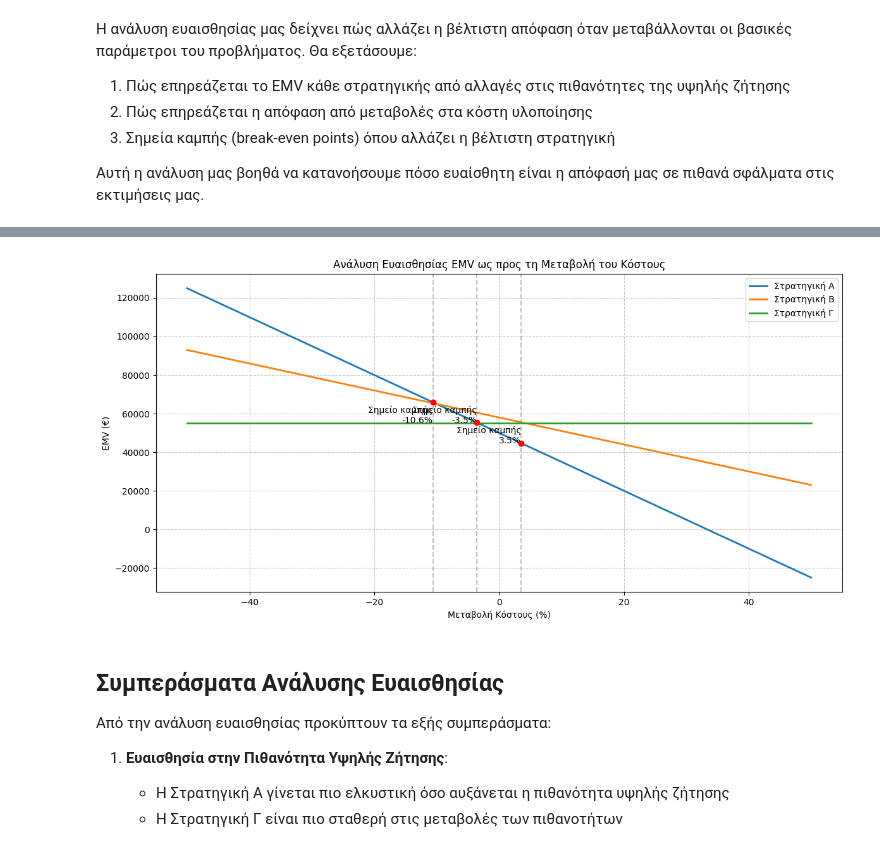
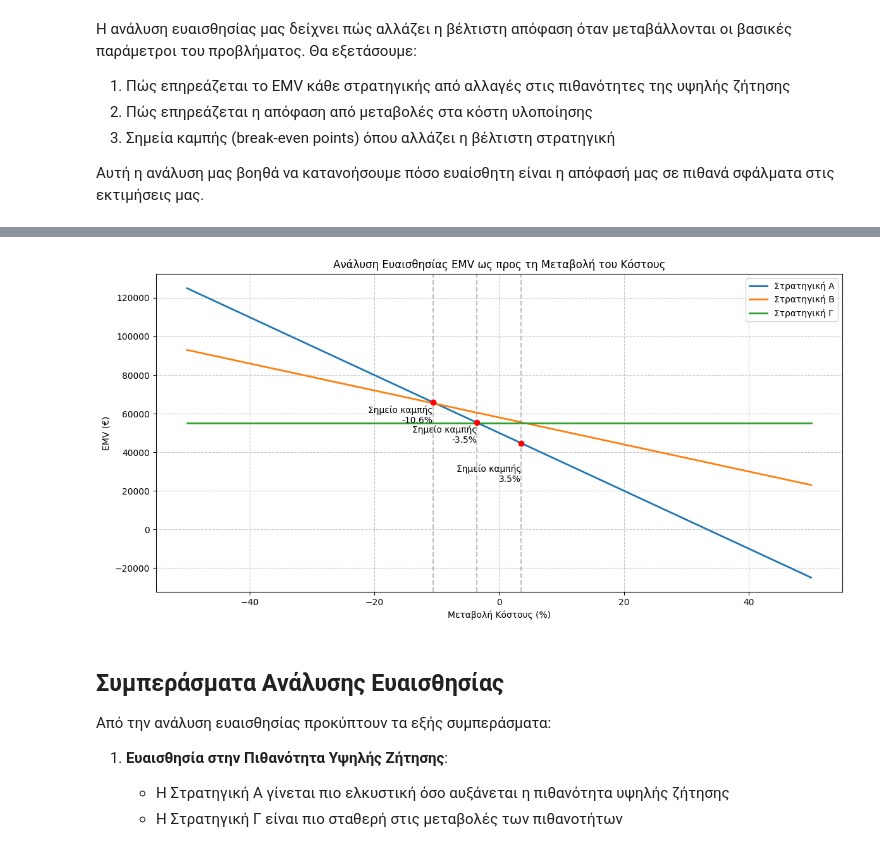
Before and after one commit to KostasPapadooo/it2022141_2022119, a Jupyter notebook: decision_tree_analysis.ipynb, the cells around one changed output, grey strips where cells are left out. Saved outputs shown, nothing was run; the diff lists cells and outputs as text; code cells hidden in the pictures.

```diff
--- a/decision_tree_analysis.ipynb
+++ b/decision_tree_analysis.ipynb
@@ -363,16 +367,24 @@ plt.title('Ανάλυση Ευαισθησίας EMV ως προς την Πιθ
 plt.legend()
 
 # Εύρεση και επισήμανση σημείων τομής
+intersection_points = []
 for i in range(len(prob_high)-1):
     if (np.sign(emv_a[i] - emv_b[i]) != np.sign(emv_a[i+1] - emv_b[i+1]) or
         np.sign(emv_b[i] - emv_c[i]) != np.sign(emv_b[i+1] - emv_c[i+1]) or
         np.sign(emv_a[i] - emv_c[i]) != np.sign(emv_a[i+1] - emv_c[i+1])):
 
-        plt.scatter(prob_high[i] * 100, emv_a[i], color='red', zorder=5)
-        plt.axvline(x=prob_high[i] * 100, color='gray', linestyle='--', alpha=0.5)
-        plt.text(prob_high[i] * 100, min(emv_a[i], emv_b[i], emv_c[i]),
-                f'Σημείο καμπής\n{prob_high[i]*100:.1f}%',
-                horizontalalignment='right')
+        intersection_points.append((prob_high[i] * 100, emv_a[i]))
+
+# Σχεδίαση σημείων τομής με διαφορετικά ύψη για τις ετικέτες
+for idx, (x, y) in enumerate(intersection_points):
+    plt.scatter(x, y, color='red', zorder=5)
+    plt.axvline(x=x, color='gray', linestyle='--', alpha=0.5)
+    # Υπολογισμός διαφορετικού ύψους για κάθε ετικέτα
+    label_y = min(emv_a[int(x/100*len(prob_high))],
+                 emv_b[int(x/100*len(prob_high))],
+                 emv_c[int(x/100*len(prob_high))]) + idx * 10000  # Μετατόπιση προς τα κάτω
+    plt.text(x, label_y, f'Σημείο καμπής\n{x:.1f}%',
+            horizontalalignment='right')
 
 plt.tight_layout()
 plt.show()
@@ -394,39 +406,47 @@ for var in cost_variation:
     # Υπολογισμός νέων EMV με προσαρμοσμένα κόστη
     new_cost_a = base_cost_a * (1 + var)
     new_cost_b = base_cost_b * (1 + var)
 
     emv_a_cost.append(200000 - new_cost_a)  # Χρήση του αναμενόμενου εσόδου από πριν
     emv_b_cost.append(128000 - new_cost_b)
     emv_c_cost.append(55000)  # Σταθερό καθώς δεν έχει κόστος
 
 # Δημιουργία του γραφήματος
 plt.figure(figsize=(12, 6))
 plt.plot(cost_variation * 100, emv_a_cost, label='Στρατηγική A', linewidth=2)
 plt.plot(cost_variation * 100, emv_b_cost, label='Στρατηγική B', linewidth=2)
 plt.plot(cost_variation * 100, emv_c_cost, label='Στρατηγική Γ', linewidth=2)
 
 plt.grid(True, linestyle='--', alpha=0.7)
 plt.xlabel('Μεταβολή Κόστους (%)')
 plt.ylabel('EMV (€)')
 plt.title('Ανάλυση Ευαισθησίας EMV ως προς τη Μεταβολή του Κόστους')
 plt.legend()
 
 # Εύρεση και επισήμανση σημείων τομής
+intersection_points = []
 for i in range(len(cost_variation)-1):
     if (np.sign(emv_a_cost[i] - emv_b_cost[i]) != np.sign(emv_a_cost[i+1] - emv_b_cost[i+1]) or
         np.sign(emv_b_cost[i] - emv_c_cost[i]) != np.sign(emv_b_cost[i+1] - emv_c_cost[i+1]) or
         np.sign(emv_a_cost[i] - emv_c_cost[i]) != np.sign(emv_a_cost[i+1] - emv_c_cost[i+1])):
 
-        plt.scatter(cost_variation[i] * 100, emv_a_cost[i], color='red', zorder=5)
-        plt.axvline(x=cost_variation[i] * 100, color='gray', linestyle='--', alpha=0.5)
-        plt.text(cost_variation[i] * 100, min(emv_a_cost[i], emv_b_cost[i], emv_c_cost[i]),
-                f'Σημείο καμπής\n{cost_variation[i]*100:.1f}%',
-                horizontalalignment='right')
+        intersection_points.append((cost_variation[i] * 100, emv_a_cost[i]))
+
+# Σχεδίαση σημείων τομής με διαφορετικά ύψη για τις ετικέτες
+for idx, (x, y) in enumerate(intersection_points):
+    plt.scatter(x, y, color='red', zorder=5)
+    plt.axvline(x=x, color='gray', linestyle='--', alpha=0.5)
+    # Υπολογισμός διαφορετικού ύψους για κάθε ετικέτα
+    label_y = min(emv_a_cost[int((x/100 + 0.5) * len(cost_variation))],
+                 emv_b_cost[int((x/100 + 0.5) * len(cost_variation))],
+                 emv_c_cost[int((x/100 + 0.5) * len(cost_variation))]) - idx * 10000  # Μετατόπιση προς τα κάτω
+    plt.text(x, label_y, f'Σημείο καμπής\n{x:.1f}%',
+            horizontalalignment='right')
 
 plt.tight_layout()
 plt.show()
 # %% [output]
-[figure, old version]
+[figure, new version]
 # %% [markdown]
 ## Συμπεράσματα Ανάλυσης Ευαισθησίας
 
```
Also changed, not shown: parts of 4 cells of this notebook.
